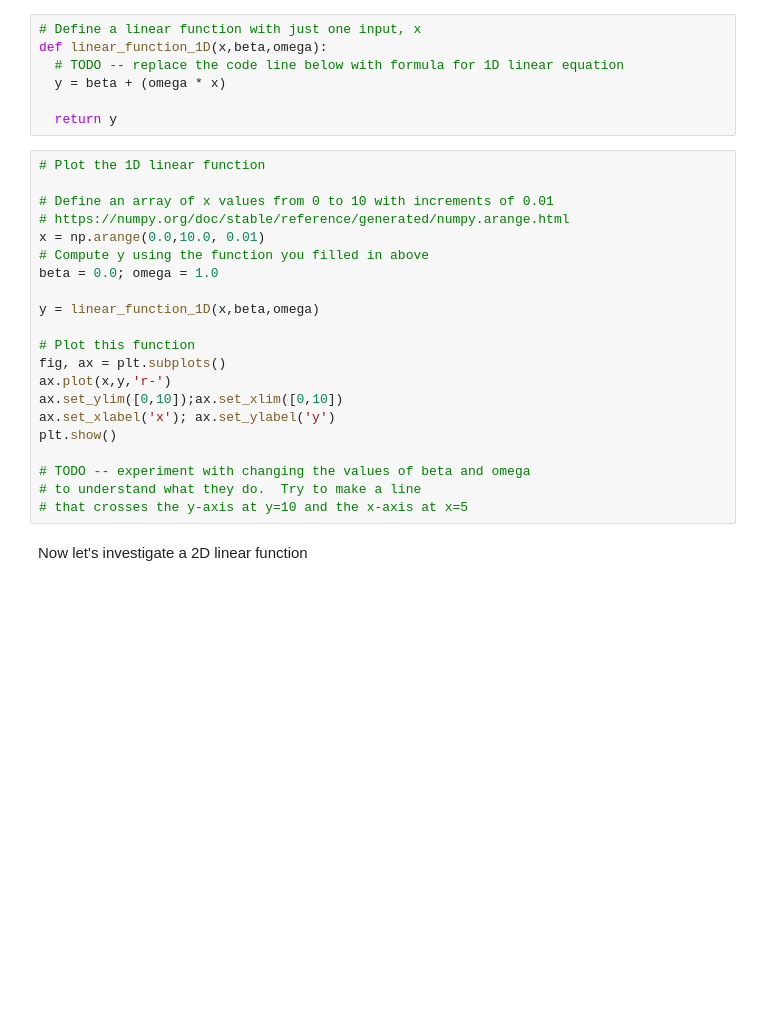
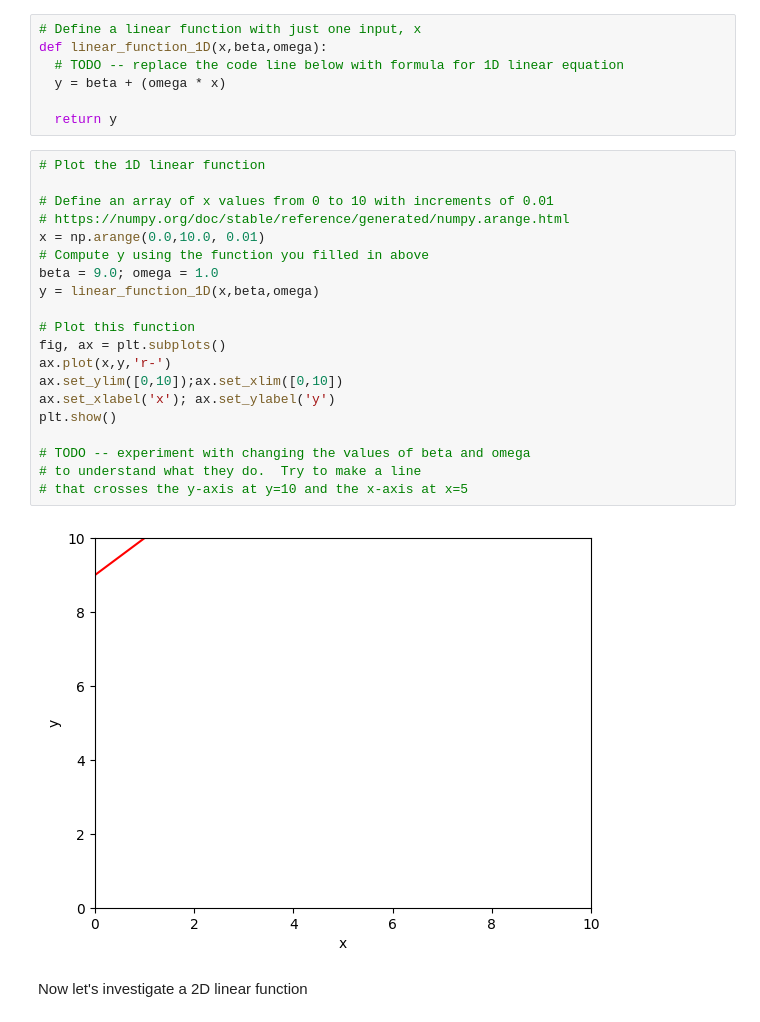
Before and after one commit to dianalleo/2.1, a Jupyter notebook: Notebooks/Chap01/1_1_BackgroundMathematics.ipynb, the cells around one changed output. Saved outputs shown, nothing was run; the diff lists cells and outputs as text; blank space fills up the shorter version.

```diff
--- a/Notebooks/Chap01/1_1_BackgroundMathematics.ipynb
+++ b/Notebooks/Chap01/1_1_BackgroundMathematics.ipynb
@@ -32,24 +32,25 @@ def linear_function_1D(x,beta,omega):
 # %%
 # Plot the 1D linear function
 
 # Define an array of x values from 0 to 10 with increments of 0.01
 # https://numpy.org/doc/stable/reference/generated/numpy.arange.html
 x = np.arange(0.0,10.0, 0.01)
 # Compute y using the function you filled in above
-beta = 0.0; omega = 1.0
-
+beta = 9.0; omega = 1.0
 y = linear_function_1D(x,beta,omega)
 
 # Plot this function
 fig, ax = plt.subplots()
 ax.plot(x,y,'r-')
 ax.set_ylim([0,10]);ax.set_xlim([0,10])
 ax.set_xlabel('x'); ax.set_ylabel('y')
 plt.show()
 
 # TODO -- experiment with changing the values of beta and omega
 # to understand what they do.  Try to make a line
 # that crosses the y-axis at y=10 and the x-axis at x=5
+# %% [output]
+[figure, added]
 # %% [markdown]
 Now let's investigate a 2D linear function
 # %%
```
Also changed, not shown: parts of 6 cells of this notebook.
